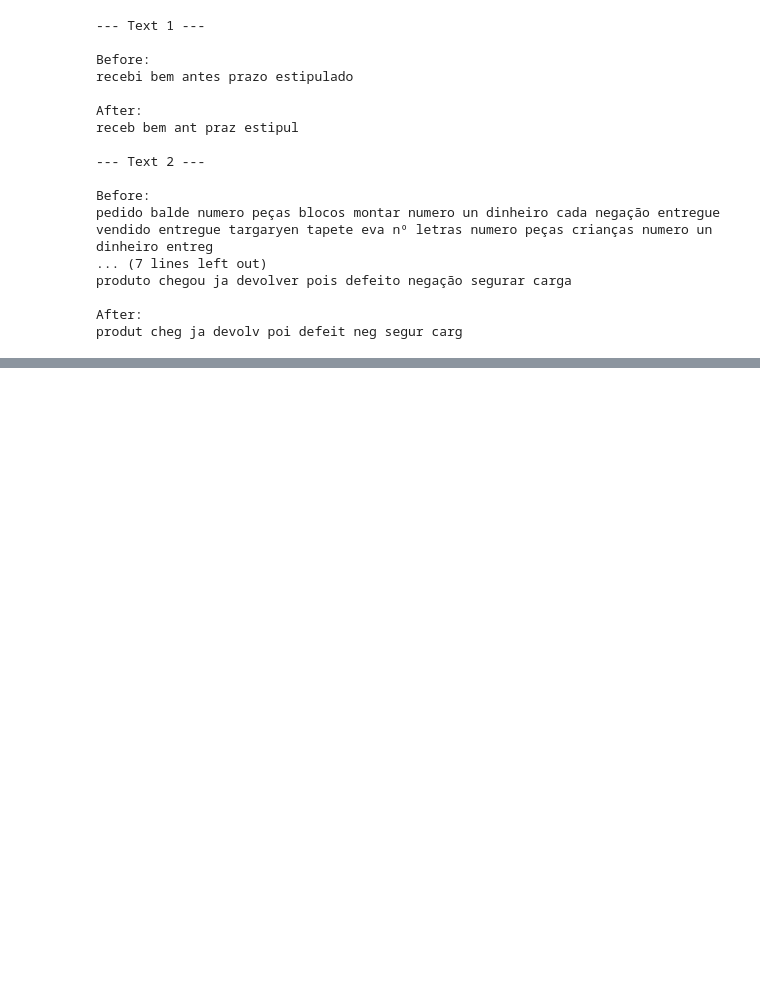
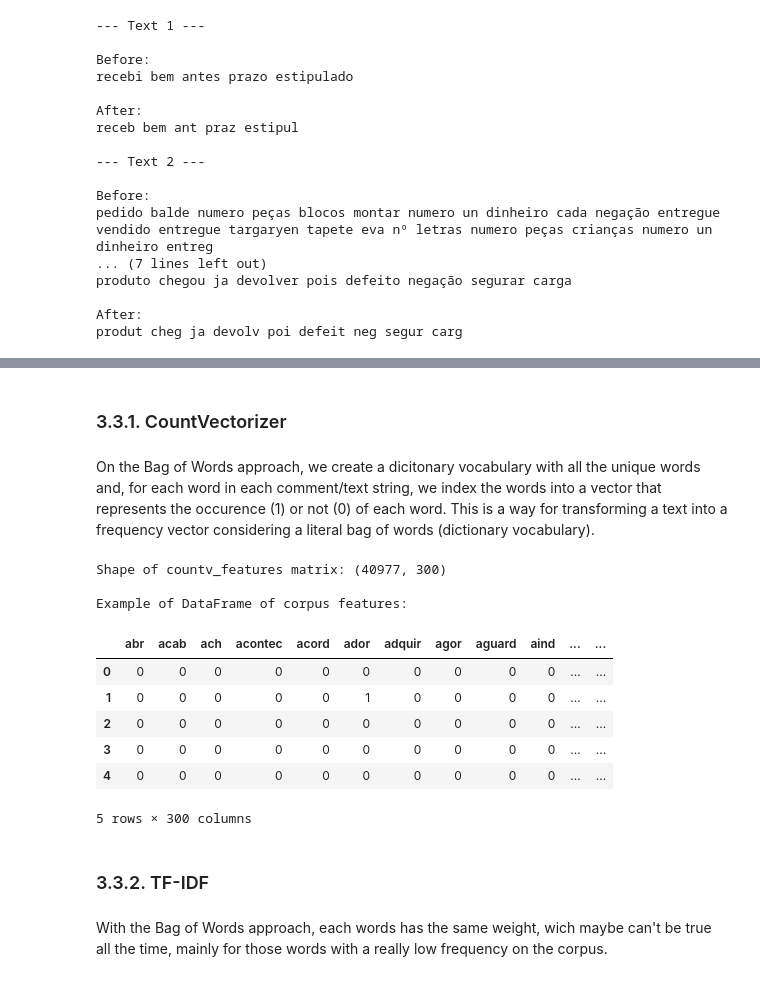
Before and after one commit to lucasquemelli/customer_satisfaction_prediction, a Jupyter notebook: customer_satisfaction_prediction.ipynb, the cells around one changed output, grey strips where cells are left out. Cells and saved outputs as stored; diff of their text form; code cells hidden in the pictures; blank space fills up the shorter version.

```diff
--- a/customer_satisfaction_prediction.ipynb
+++ b/customer_satisfaction_prediction.ipynb
@@ -2189,0 +2218,23 @@ produt cheg ja devolv poi defeit neg segur carg
+# %%
+def extract_features_from_corpus(corpus, vectorizer, df=False):
+    """
+    Args
+    ------------
+    text: text to be transformed into a document-term matrix [type: string]
+    vectorizer: engine to be used in the transformation [type: object]
+    """
+
+    # Extracting features
+    corpus_features = vectorizer.fit_transform(corpus).toarray()
+    features_names = vectorizer.get_feature_names()
+
+    # Transforming into a dataframe to give interpetability to the process
+    df_corpus_features = None
+    if df:
+        df_corpus_features = pd.DataFrame(corpus_features, columns=features_names)
+
+    return corpus_features, df_corpus_features
+# %% [markdown]
+### 3.3.1. CountVectorizer
+# %% [markdown]
+On the Bag of Words approach, we create a dicitonary vocabulary with all the unique words and, for each word in each comment/text string, we index the words into a vector that represents the occurence (1) or not (0) of each word. This is a way for transforming a text into a frequency vector considering a literal bag of words (dictionary vocabulary).
@@ -2189,0 +2243,24 @@ produt cheg ja devolv poi defeit neg segur carg
+# %%
+# Creating an object for the CountVectorizer class
+count_vectorizer = CountVectorizer(max_features=300, min_df=7, max_df=0.8, stop_words=pt_stopwords)
+
+# Extracting features for the corpus
+countv_features, df_countv_features = extract_features_from_corpus(reviews_stemmer, count_vectorizer, df=True)
+print(f'Shape of countv_features matrix: {countv_features.shape}\n')
+print(f'Example of DataFrame of corpus features:')
+df_countv_features.head()
+# %% [output]
+Shape of countv_features matrix: (40977, 300)
+
+Example of DataFrame of corpus features:
+|  | abr | acab | ach | acontec | acord | ador | adquir | agor | aguard | aind | ... | ... |
+| 0 | 0 | 0 | 0 | 0 | 0 | 0 | 0 | 0 | 0 | 0 | ... | ... |
+| 1 | 0 | 0 | 0 | 0 | 0 | 1 | 0 | 0 | 0 | 0 | ... | ... |
+| 2 | 0 | 0 | 0 | 0 | 0 | 0 | 0 | 0 | 0 | 0 | ... | ... |
+| 3 | 0 | 0 | 0 | 0 | 0 | 0 | 0 | 0 | 0 | 0 | ... | ... |
+| 4 | 0 | 0 | 0 | 0 | 0 | 0 | 0 | 0 | 0 | 0 | ... | ... |
+5 rows × 300 columns
+# %% [markdown]
+### 3.3.2. TF-IDF
+# %% [markdown]
+With the Bag of Words approach, each words has the same weight, wich maybe can't be true all the time, mainly for those words with a really low frequency on the corpus.
```
Also changed, not shown: parts of 8 cells of this notebook.
